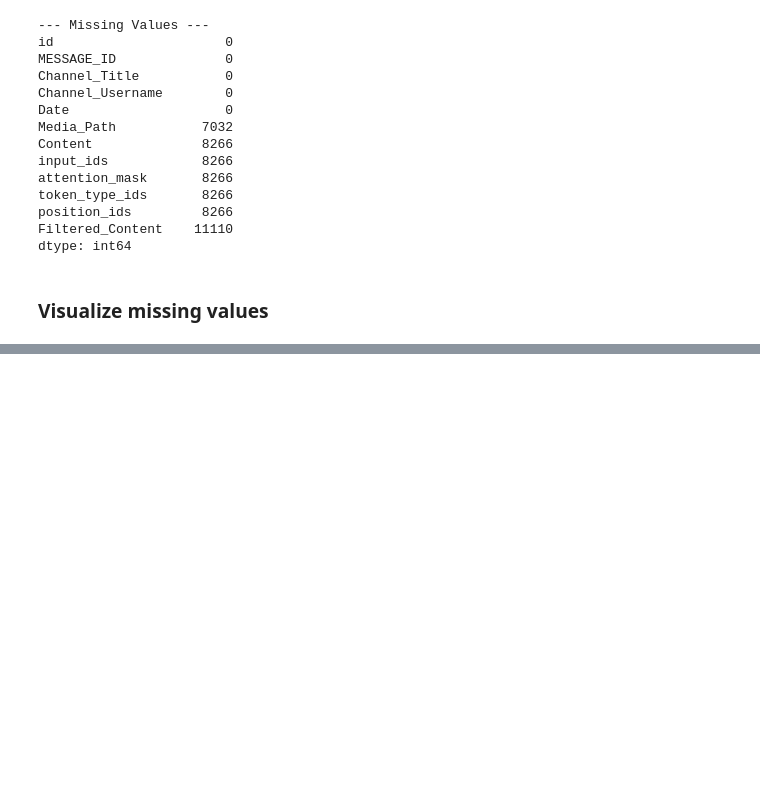
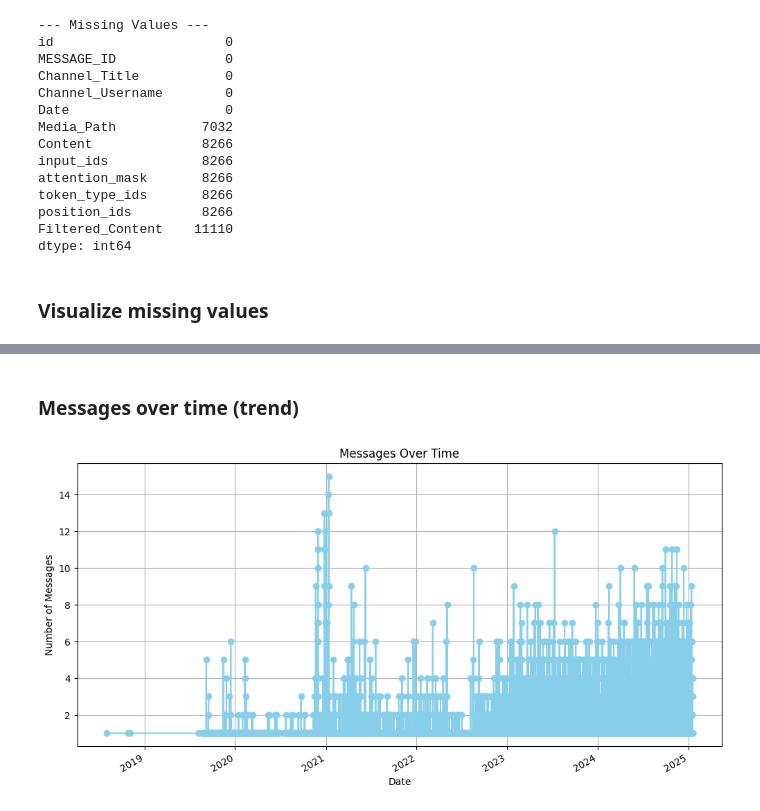
Before and after one commit to mubarek4566/amharic-ecommerce-data-extractor, a Jupyter notebook: notebooks/Main.ipynb, the cells around one changed output, grey strips where cells are left out. Saved outputs shown, nothing was run; the diff lists cells and outputs as text; code cells hidden in the pictures; blank space fills up the shorter version.

```diff
--- a/notebooks/Main.ipynb
+++ b/notebooks/Main.ipynb
@@ -152,0 +266,7 @@ plot.Visualize_missing_values(df)
+# %% [markdown]
+### Messages over time (trend)
+# %%
+# Messages over time (trend)
+plot.messages_over_time_trend(df_cleaned)
+# %% [output]
+[figure, added]
```
Also changed, not shown: parts of 36 cells of this notebook, 3 other files.
